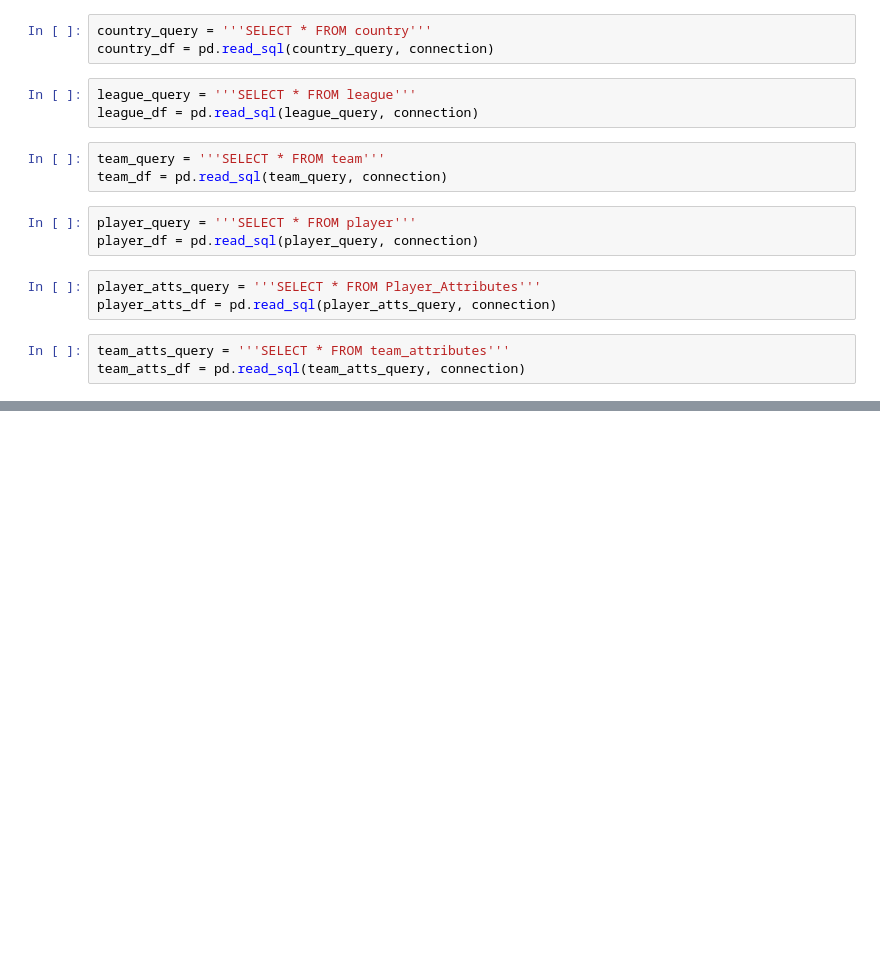
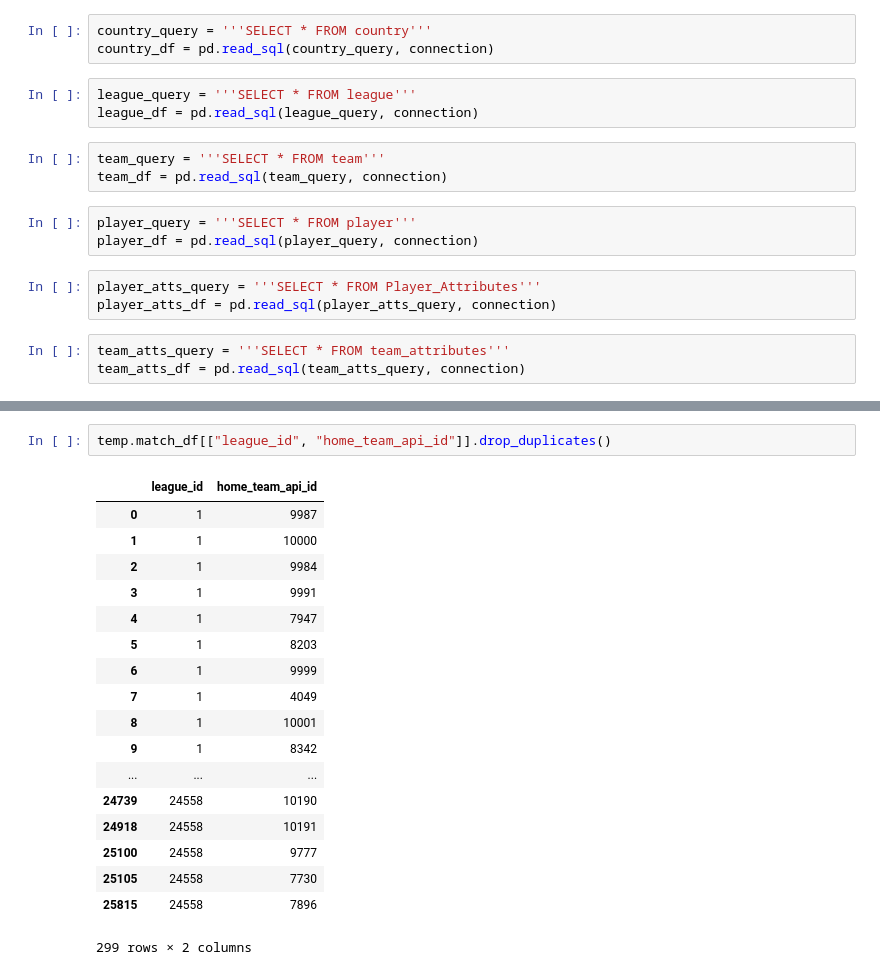
Before and after one commit to dgilbs/soccer_matches, a Jupyter notebook: soccer_analysis.ipynb, the cells around one changed output, grey strips where cells are left out. Drawn from its saved outputs; the diff is of its cells as text; blank space fills up the shorter version.

```diff
--- a/soccer_analysis.ipynb
+++ b/soccer_analysis.ipynb
@@ -156,0 +273,21 @@ df.sort_values("Win_Pct", ascending=False)
+# %%
+temp.match_df[["league_id", "home_team_api_id"]].drop_duplicates()
+# %% [output]
+|  | league_id | home_team_api_id |
+| 0 | 1 | 9987 |
+| 1 | 1 | 10000 |
+| 2 | 1 | 9984 |
+| 3 | 1 | 9991 |
+| 4 | 1 | 7947 |
+| 5 | 1 | 8203 |
+| 6 | 1 | 9999 |
+| 7 | 1 | 4049 |
+| 8 | 1 | 10001 |
+| 9 | 1 | 8342 |
+| ... | ... | ... |
+| 24739 | 24558 | 10190 |
+| 24918 | 24558 | 10191 |
+| 25100 | 24558 | 9777 |
+| 25105 | 24558 | 7730 |
+| 25815 | 24558 | 7896 |
+299 rows × 2 columns
```
Also changed, not shown: parts of 8 cells of this notebook.
